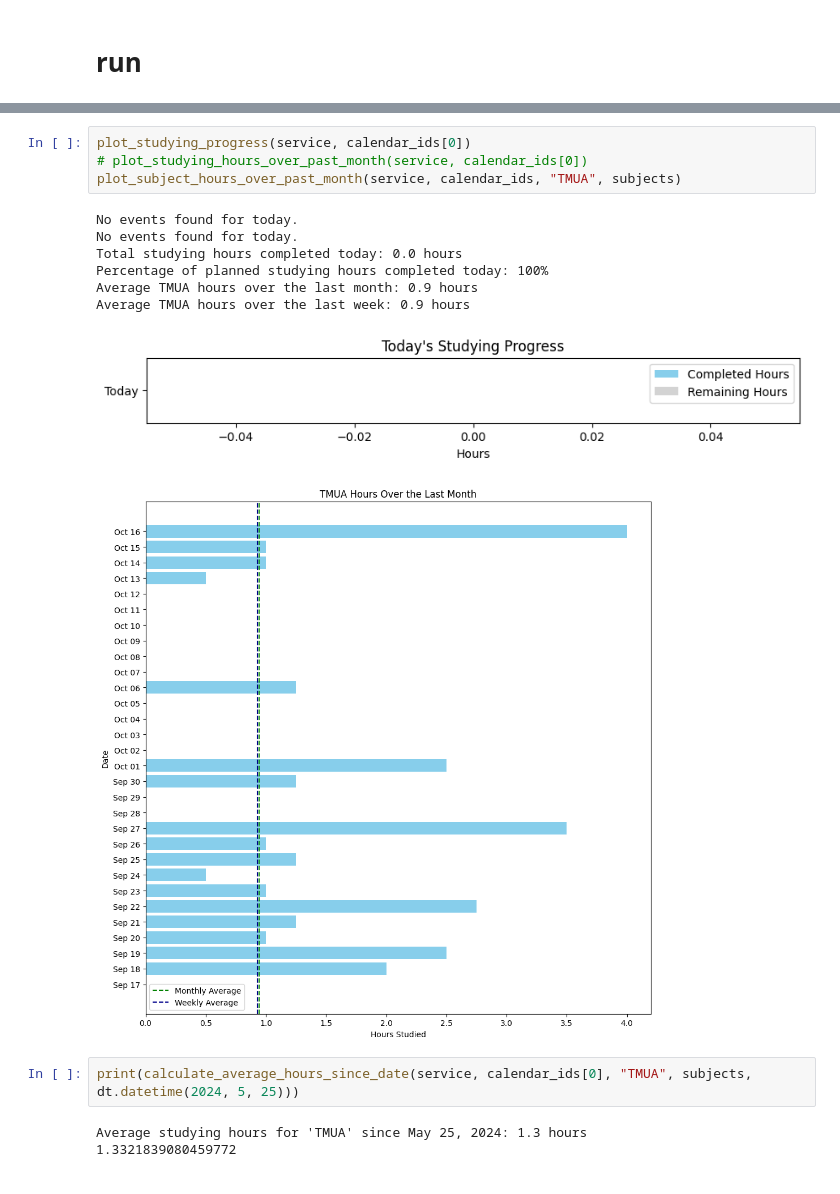
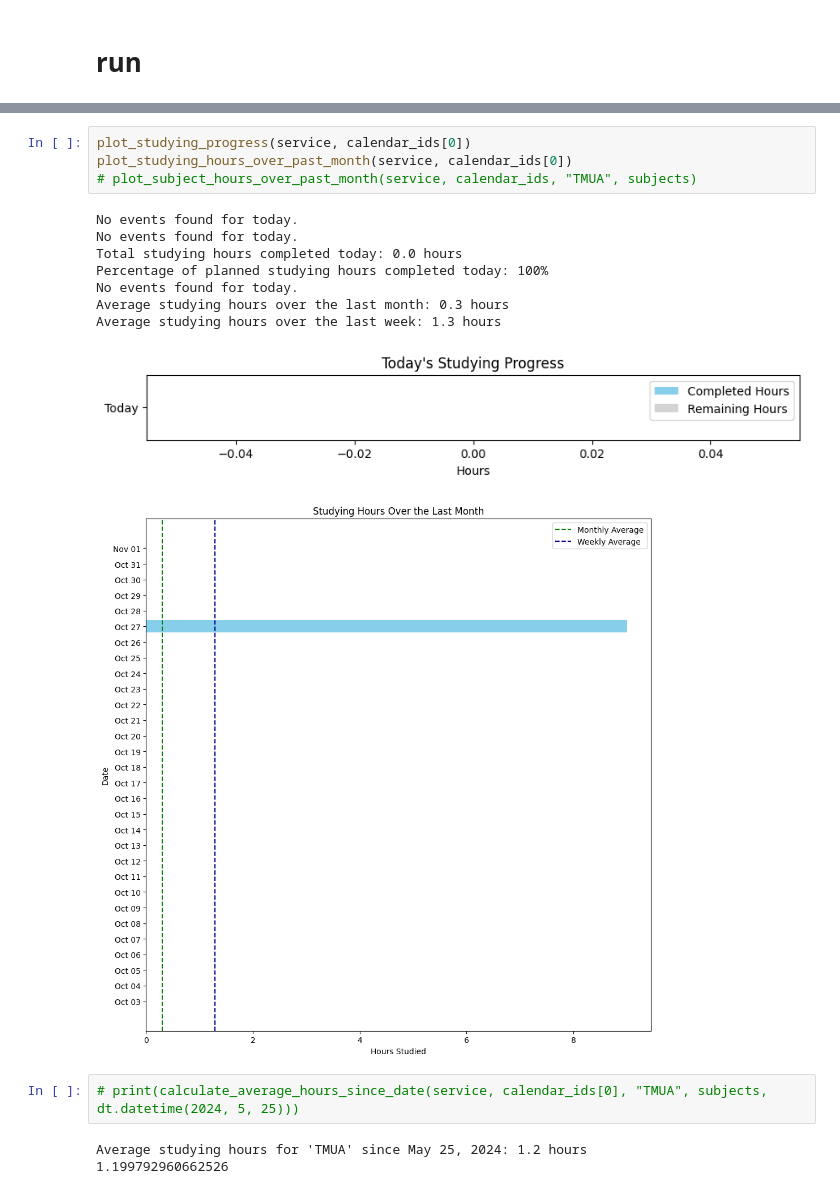
Before and after one commit to brimell/studying, a Jupyter notebook: study_stats.ipynb, the cells around one changed output, grey strips where cells are left out. Drawn from its saved outputs; the diff is of its cells as text.

```diff
--- a/study_stats.ipynb
+++ b/study_stats.ipynb
@@ -527,18 +527,19 @@ Maths: 6.6 hrs, Computer Science: 3.6 hrs, Physics: 4.3 hrs, TMUA: 6.5 hrs,
 # %%
 plot_studying_progress(service, calendar_ids[0])
-# plot_studying_hours_over_past_month(service, calendar_ids[0])
-plot_subject_hours_over_past_month(service, calendar_ids, "TMUA", subjects)
+plot_studying_hours_over_past_month(service, calendar_ids[0])
+# plot_subject_hours_over_past_month(service, calendar_ids, "TMUA", subjects)
 # %% [output]
 No events found for today.
 No events found for today.
 Total studying hours completed today: 0.0 hours
 Percentage of planned studying hours completed today: 100%
-Average TMUA hours over the last month: 0.9 hours
-Average TMUA hours over the last week: 0.9 hours
+No events found for today.
+Average studying hours over the last month: 0.3 hours
+Average studying hours over the last week: 1.3 hours
 [figure]
-[figure, old version]
+[figure, new version]
 # %%
-print(calculate_average_hours_since_date(service, calendar_ids[0], "TMUA", subjects, dt.datetime(2024, 5, 25)))
+# print(calculate_average_hours_since_date(service, calendar_ids[0], "TMUA", subjects, dt.datetime(2024, 5, 25)))
 # %% [output]
-Average studying hours for 'TMUA' since May 25, 2024: 1.3 hours
-1.3321839080459772
+Average studying hours for 'TMUA' since May 25, 2024: 1.2 hours
+1.199792960662526
```
Also changed, not shown: parts of 2 cells of this notebook, 1 other file.
